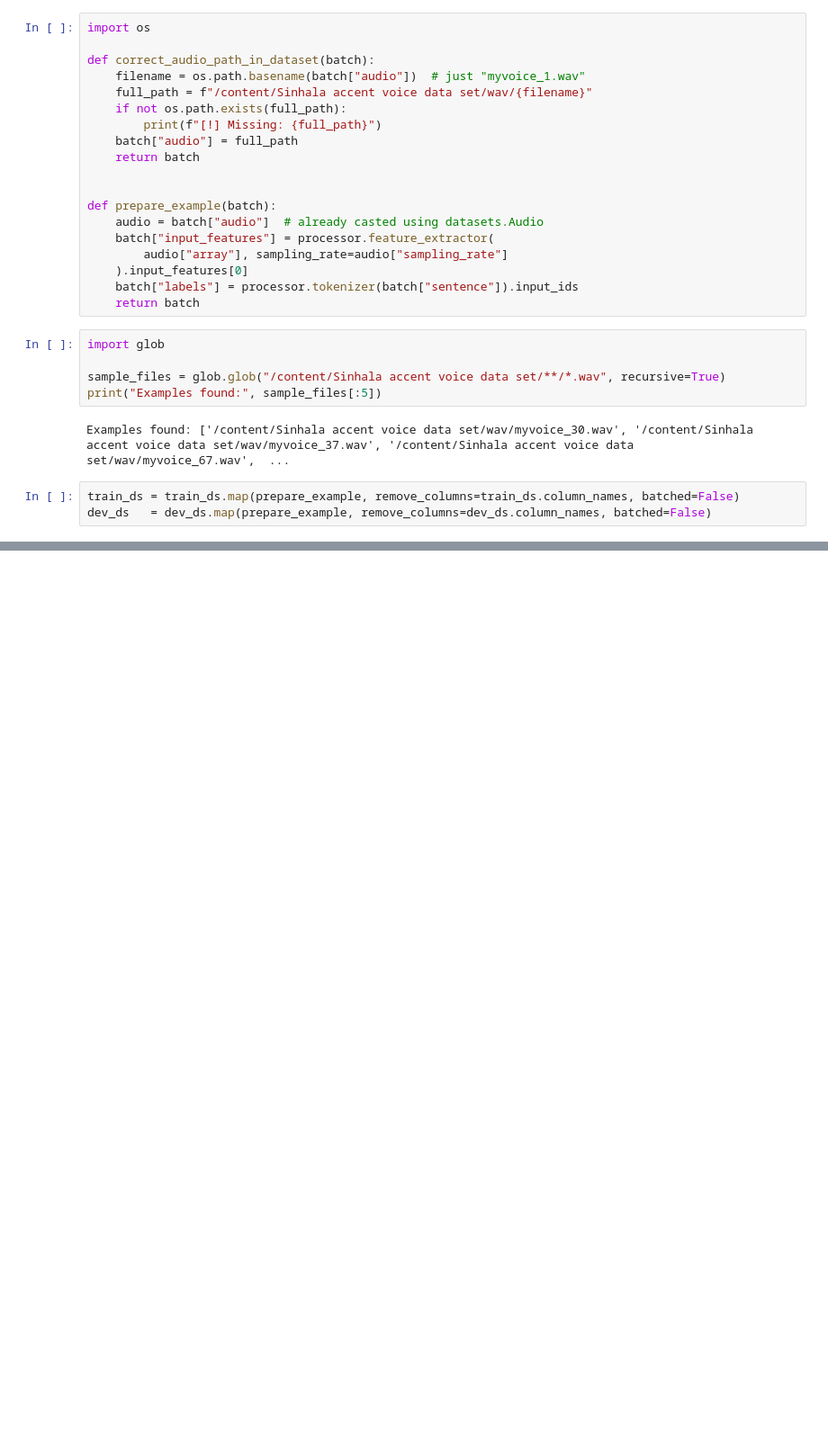
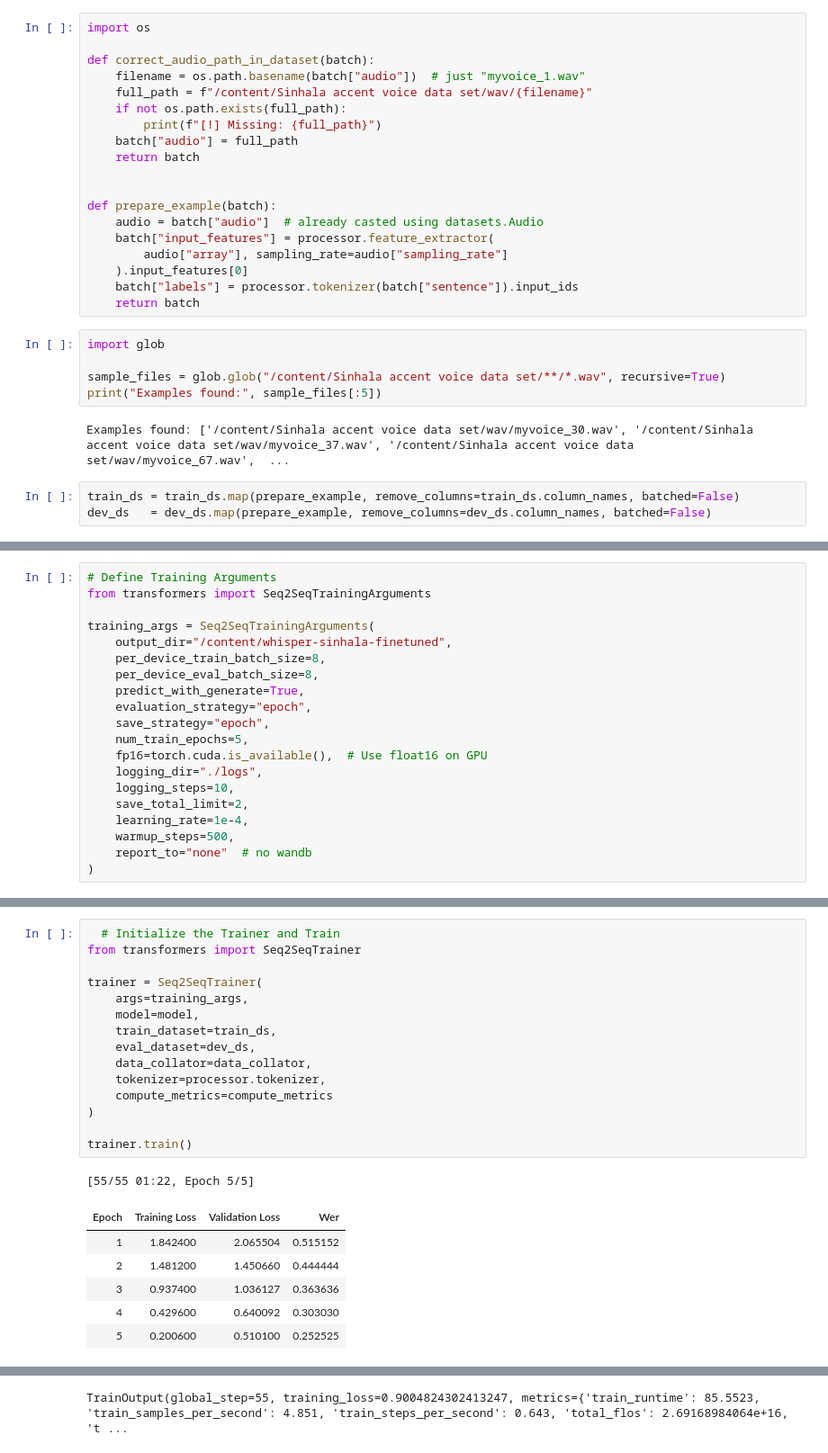
Before and after one commit to senudidinaya/Smart-Agri-Suite, a Jupyter notebook: AI/Cultivatior Intent Module/Gate1_Audio_Text_Model.ipynb, the cells around one changed output, grey strips where cells are left out. Shown: that part at 90% size. Saved outputs shown, nothing was run; the diff lists cells and outputs as text; blank space fills up the shorter version.

Commit message:
Initialized the Trainer and Trained

```diff
--- a/AI/Cultivatior Intent Module/Gate1_Audio_Text_Model.ipynb
+++ b/AI/Cultivatior Intent Module/Gate1_Audio_Text_Model.ipynb
@@ -605,0 +610,20 @@ dev_ds   = dev_ds.map(prepare_example, remove_columns=dev_ds.column_names, batch
+# %%
+# Define Training Arguments
+from transformers import Seq2SeqTrainingArguments
+
+training_args = Seq2SeqTrainingArguments(
+    output_dir="/content/whisper-sinhala-finetuned",
+    per_device_train_batch_size=8,
+    per_device_eval_batch_size=8,
+    predict_with_generate=True,
+    evaluation_strategy="epoch",
+    save_strategy="epoch",
+    num_train_epochs=5,
+    fp16=torch.cuda.is_available(),  # Use float16 on GPU
+    logging_dir="./logs",
+    logging_steps=10,
+    save_total_limit=2,
+    learning_rate=1e-4,
+    warmup_steps=500,
+    report_to="none"  # no wandb
+)
@@ -605,0 +652,23 @@ dev_ds   = dev_ds.map(prepare_example, remove_columns=dev_ds.column_names, batch
+# %%
+  # Initialize the Trainer and Train
+from transformers import Seq2SeqTrainer
+
+trainer = Seq2SeqTrainer(
+    args=training_args,
+    model=model,
+    train_dataset=train_ds,
+    eval_dataset=dev_ds,
+    data_collator=data_collator,
+    tokenizer=processor.tokenizer,
+    compute_metrics=compute_metrics
+)
+
+trainer.train()
+# %% [output]
+[55/55 01:22, Epoch 5/5]
+| Epoch | Training Loss | Validation Loss | Wer |
+| 1 | 1.842400 | 2.065504 | 0.515152 |
+| 2 | 1.481200 | 1.450660 | 0.444444 |
+| 3 | 0.937400 | 1.036127 | 0.363636 |
+| 4 | 0.429600 | 0.640092 | 0.303030 |
+| 5 | 0.200600 | 0.510100 | 0.252525 |
@@ -605,0 +686 @@ dev_ds   = dev_ds.map(prepare_example, remove_columns=dev_ds.column_names, batch
+TrainOutput(global_step=55, training_loss=0.9004824302413247, metrics={'train_runtime': 85.5523, 'train_samples_per_second': 4.851, 'train_steps_per_second': 0.643, 'total_flos': 2.69168984064e+16, 't ...
```
Also changed, not shown: parts of 12 cells of this notebook.
